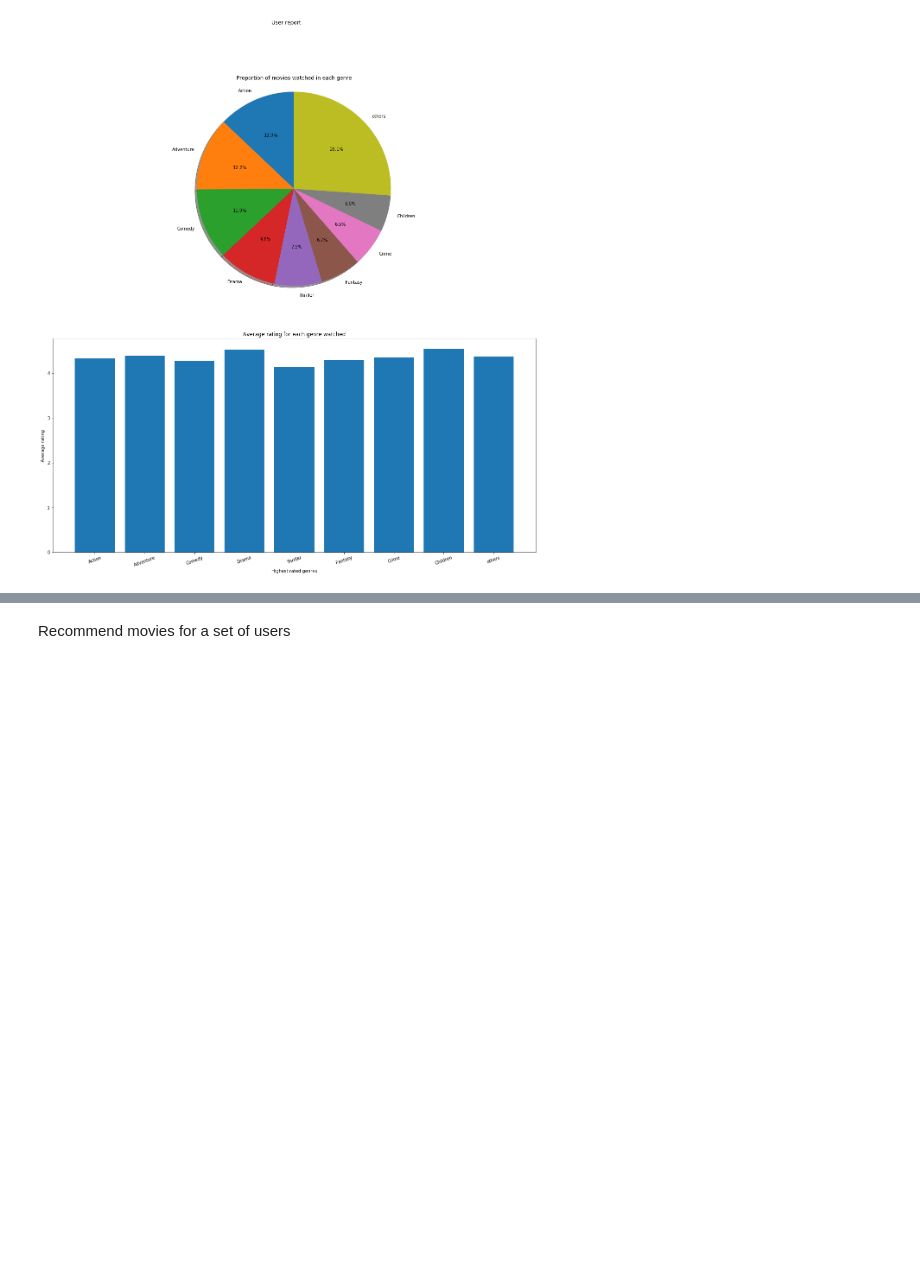
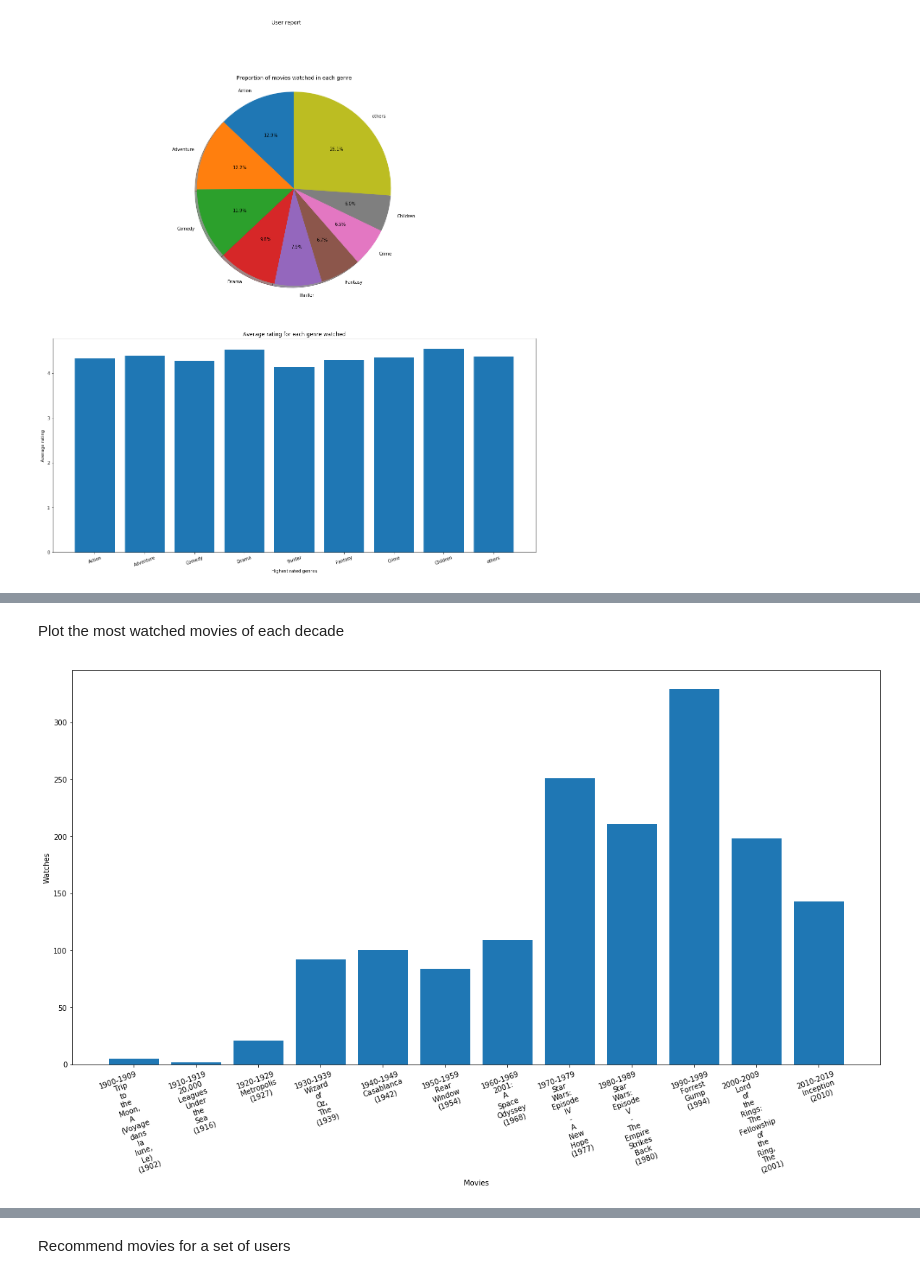
Before and after one commit to beatriceo/Spark, a Jupyter notebook: Interactive.ipynb, the cells around one changed output, grey strips where cells are left out. Drawn from its saved outputs; the diff is of its cells as text; code cells hidden in the pictures; blank space fills up the shorter version.

```diff
--- a/Interactive.ipynb
+++ b/Interactive.ipynb
@@ -214,0 +228,6 @@ plotting.gen_most_watched_year("1995", 10)
+# %% [markdown]
+Plot the most watched movies of each decade
+# %%
+plotting.generic_plot(search.top_each_decade('watches'), 'watches')
+# %% [output]
+[figure, added]
```
Also changed, not shown: parts of 16 cells of this notebook, 2 other files.
